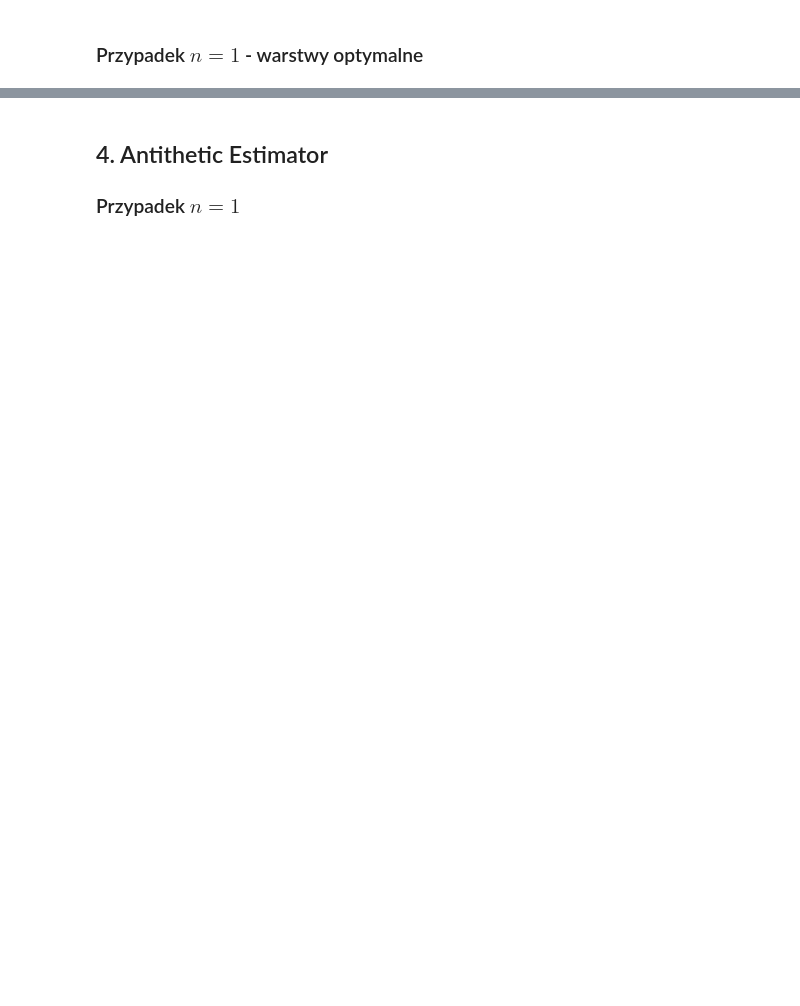
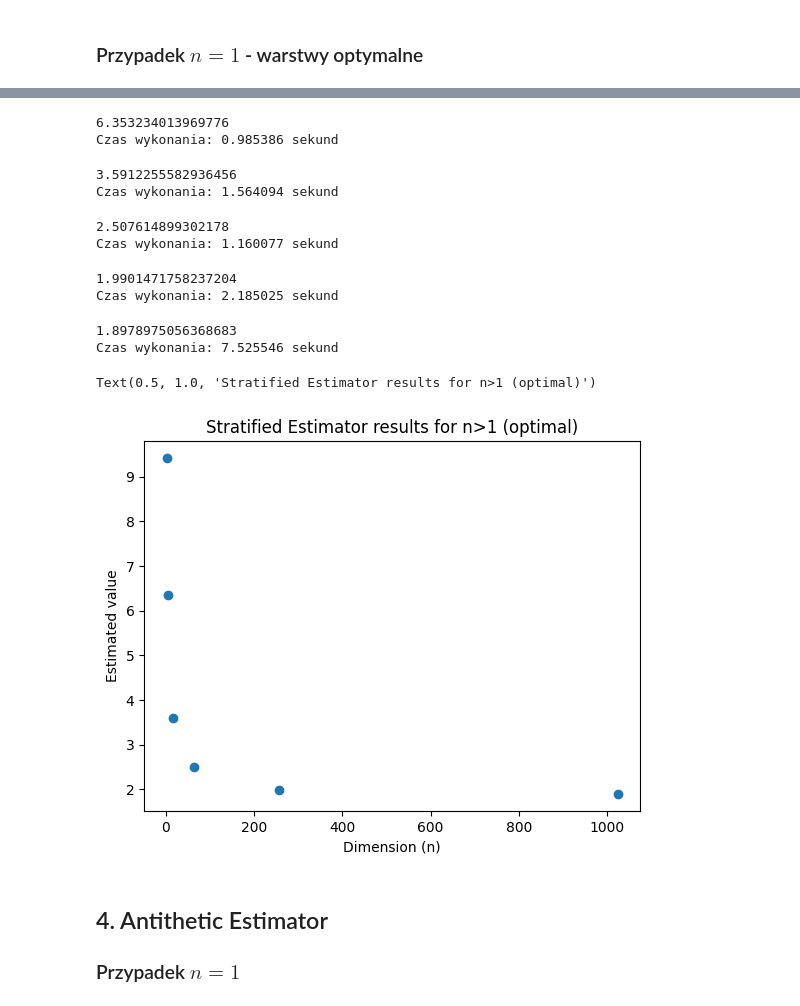
Before and after one commit to MartaGacek1/MonteCarloProject2, a Jupyter notebook: MonteCarloProjekt2.ipynb, the cells around one changed output, grey strips where cells are left out. Drawn from its saved outputs; the diff is of its cells as text; code cells hidden in the pictures; blank space fills up the shorter version.

```diff
--- a/MonteCarloProjekt2.ipynb
+++ b/MonteCarloProjekt2.ipynb
@@ -176,3 +345,66 @@ Rj = [math.ceil(R/m) for i in range(m)]
+# %%
+start_time = time.time()
+s = stratified(S_0, n2, Rj)
+print(s)
+estss.append(s)
+end_time = time.time()
+execution_time = end_time - start_time
+print(f"Czas wykonania: {execution_time:.6f} sekund")
+# %% [output]
+6.353234013969776
+Czas wykonania: 0.985386 sekund
+# %%
+start_time = time.time()
+s = stratified(S_0, n3, Rj)
+print(s)
+estss.append(s)
+end_time = time.time()
+execution_time = end_time - start_time
+print(f"Czas wykonania: {execution_time:.6f} sekund")
+# %% [output]
+3.5912255582936456
+Czas wykonania: 1.564094 sekund
+# %%
+start_time = time.time()
+s = stratified(S_0, n4, Rj)
+print(s)
+estss.append(s)
+end_time = time.time()
+execution_time = end_time - start_time
+print(f"Czas wykonania: {execution_time:.6f} sekund")
+# %% [output]
+2.507614899302178
+Czas wykonania: 1.160077 sekund
+# %%
+start_time = time.time()
+s = stratified(S_0, n5, Rj)
+print(s)
+estss.append(s)
+end_time = time.time()
+execution_time = end_time - start_time
+print(f"Czas wykonania: {execution_time:.6f} sekund")
+# %% [output]
+1.9901471758237204
+Czas wykonania: 2.185025 sekund
+# %%
+start_time = time.time()
+s = stratified(S_0, n6, Rj)
+print(s)
+estss.append(s)
+end_time = time.time()
+execution_time = end_time - start_time
+print(f"Czas wykonania: {execution_time:.6f} sekund")
+# %% [output]
+1.8978975056368683
+Czas wykonania: 7.525546 sekund
+# %%
+plt.scatter([n1, n2, n3, n4, n5, n6], estss)
+plt.ylabel("Estimated value")
+plt.xlabel("Dimension (n)")
+plt.title("Stratified Estimator results for n>1 (optimal)")
+# %% [output]
+Text(0.5, 1.0, 'Stratified Estimator results for n>1 (optimal)')
+[figure, added]
 # %% [markdown]
 ## 4. Antithetic Estimator
 
```
Also changed, not shown: parts of 37 cells of this notebook.
